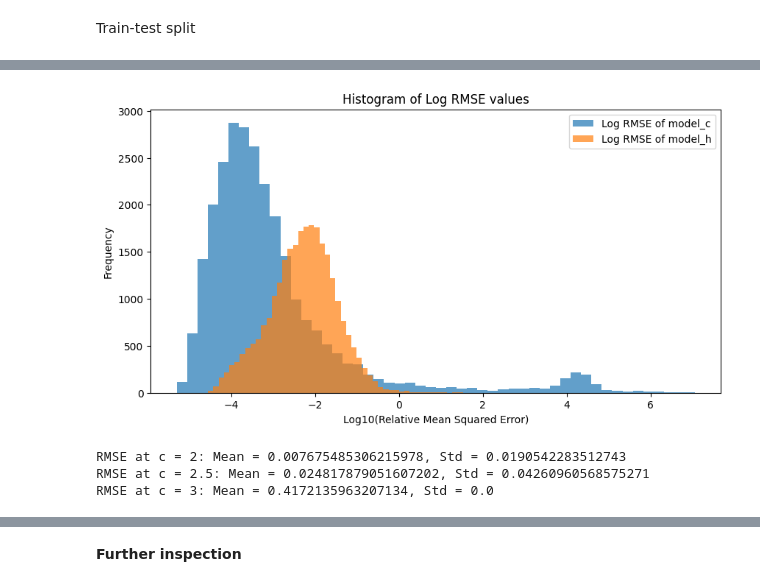
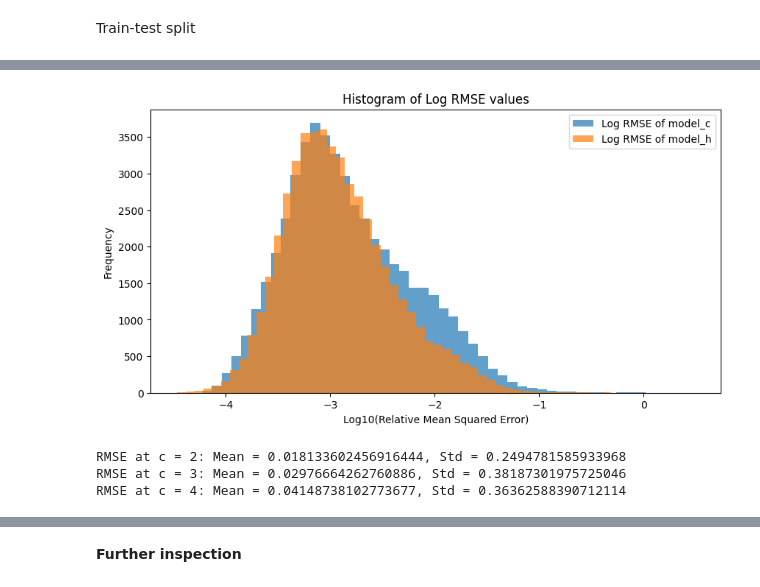
Before and after one commit to tobydriscoll/sciml-tearfilms, a Jupyter notebook: notebooks/FFN_relative.ipynb, the cells around one changed output, grey strips where cells are left out. Cells and saved outputs as stored; diff of their text form; code cells hidden in the pictures.

```diff
--- a/notebooks/FFN_relative.ipynb
+++ b/notebooks/FFN_relative.ipynb
@@ -85,10 +58,10 @@ def custom_loss(y_true, y_pred):
 m = 601
 dim_x = 1
 net_c = dde.nn.MsFFN(
-    [m, 200, 200, 200, m],
+    [m, 300, 200, 200, m],
     "relu",
     "Glorot normal",
-    sigmas = [1, 10]
+    sigmas = [0.5, 1, 2]
 )
 # %%
 def compute_parameters(layers):
@@ -109,10 +82,9 @@ Total trainable parameters: 211301
 model_c = dde.Model(data_c, net_c)
 # lr = ReduceLROnPlateau(optimizer_combined, mode='min', factor=0.5, patience=5)
 model_c.compile("adam", lr=0.001, metrics=["l2 relative error"])
-
-# path = "C:/Users/arnab/OneDrive/Desktop/Study material/summer 24/Research/New equations/models/model_h_ffn2-1800.ckpt.meta"
-# model_c.restore(path)
-losshistory_c, train_state_c = model_c.train(iterations=1800, display_every=100)
+# losshistory_c, train_state_c = model_c.train(iterations=1000, display_every=100)
+path = 'C:/Users/arnab/OneDrive/Desktop/Study material/summer 24/Research/New equations/models/model_c_ffn2-1000.ckpt'
+model_c.restore(path)
 # %% [output]
 Compiling model...
 Building Multiscale Fourier Feature Network...
@@ -142,16 +106,18 @@ data_h = dde.data.dataset.DataSet(
 m = 601
 dim_x = 1
 net_h = dde.nn.MsFFN(
-    [m, 200, 100, 100, m],
+    [m, 300, 200, 200, m],
     "relu",
     "Glorot normal",
-    sigmas = [1, 10]
+    sigmas = [0.5, 1, 2]
 )
 # %%
 model_h = dde.Model(data_h, net_h)
 # lr = ReduceLROnPlateau(optimizer_combined, mode='min', factor=0.5, patience=5)
 model_h.compile("adam", lr=0.001, metrics=["l2 relative error"])
-losshistory_h, train_state_h = model_h.train(iterations=1800, display_every=100)
+# losshistory_h, train_state_h = model_h.train(iterations=1000, display_every=100)
+path = 'C:/Users/arnab/OneDrive/Desktop/Study material/summer 24/Research/New equations/models/model_h_ffn2-1000.ckpt'
+model_h.restore(path)
 # %% [output]
 Compiling model...
 Building Multiscale Fourier Feature Network...
@@ -173,40 +129,41 @@ Step      Train loss    Test loss     Test metric
 # %%
 # Use trained model to make predictions
 predictions_c = model_c.predict(data_i_test)  # Ensure model_c is defined
 predictions_h = model_h.predict(data_i_test)  # Ensure model_h is defined
 
 # Compute Relative Mean Squared Error (RMSE) for model_c
-rmse_c = np.mean((predictions_c - data_c_test) ** 2 / (data_c_test ** 2 + 1e-8), axis=1)  # Averaging across time points
-rmse_h = np.mean((predictions_h - data_h_test) ** 2 / (data_h_test ** 2 + 1e-8), axis=1)  # Averaging across time points
+rmse_c = np.sum((predictions_c - data_c_test) ** 2, axis=1) / np.sum((data_c_test ** 2), axis=1)  # Averaging across time points
+rmse_h = np.sum((predictions_h - data_h_test) ** 2, axis=1) / np.sum((data_h_test ** 2), axis=1)  # Averaging across time points
 
 # Log-scale histogram
 plt.figure(figsize=(10, 5))
-plt.hist(np.log10(rmse_c + 1e-8), bins=50, alpha=0.7, label='Log RMSE of model_c')
-plt.hist(np.log10(rmse_h + 1e-8), bins=50, alpha=0.7, label='Log RMSE of model_h')
+plt.hist(np.log10(rmse_c), bins=50, alpha=0.7, label='Log RMSE of model_c')
+plt.hist(np.log10(rmse_h), bins=50, alpha=0.7, label='Log RMSE of model_h')
 plt.xlabel('Log10(Relative Mean Squared Error)')
 plt.ylabel('Frequency')
 plt.title('Histogram of Log RMSE values')
 plt.legend()
 plt.show()
 
 # Inspect performance for c = 2, 3, 4
-special_points = [2, 2.5, 3]
+special_points = [2, 3, 4]
 errors_at_special_points = {str(point): [] for point in special_points}
 
 for i in range(data_c_test.shape[0]):
     for point in special_points:
         if np.max(data_c_test[i])>=point:
-            index = np.argmin(np.abs(data_c_test[i]-point))
+            # if np.isclose(data_c_test[i, j], point):
+            index = np.argmin(np.abs(data_c_test[i] - point))
             errors_at_special_points[str(point)].append(np.abs((predictions_c[i, index] - data_c_test[i, index])**2))
 
 # Print analysis for special points
 for point, errors in errors_at_special_points.items():
     if errors:
         print(f"RMSE at c = {point}: Mean = {np.mean(errors)}, Std = {np.std(errors)}")
     else:
         print(f"No data points found for c = {point}")
 # %% [output]
-[figure, old version]
+[figure, new version]
-RMSE at c = 2: Mean = 0.007675485306215978, Std = 0.0190542283512743
-RMSE at c = 2.5: Mean = 0.024817879051607202, Std = 0.04260960568575271
-RMSE at c = 3: Mean = 0.4172135963207134, Std = 0.0
+RMSE at c = 2: Mean = 0.018133602456916444, Std = 0.2494781585933968
+RMSE at c = 3: Mean = 0.02976664262760886, Std = 0.38187301975725046
+RMSE at c = 4: Mean = 0.04148738102773677, Std = 0.36362588390712114
```
Also changed, not shown: parts of 56 cells of this notebook, 19 other files.
